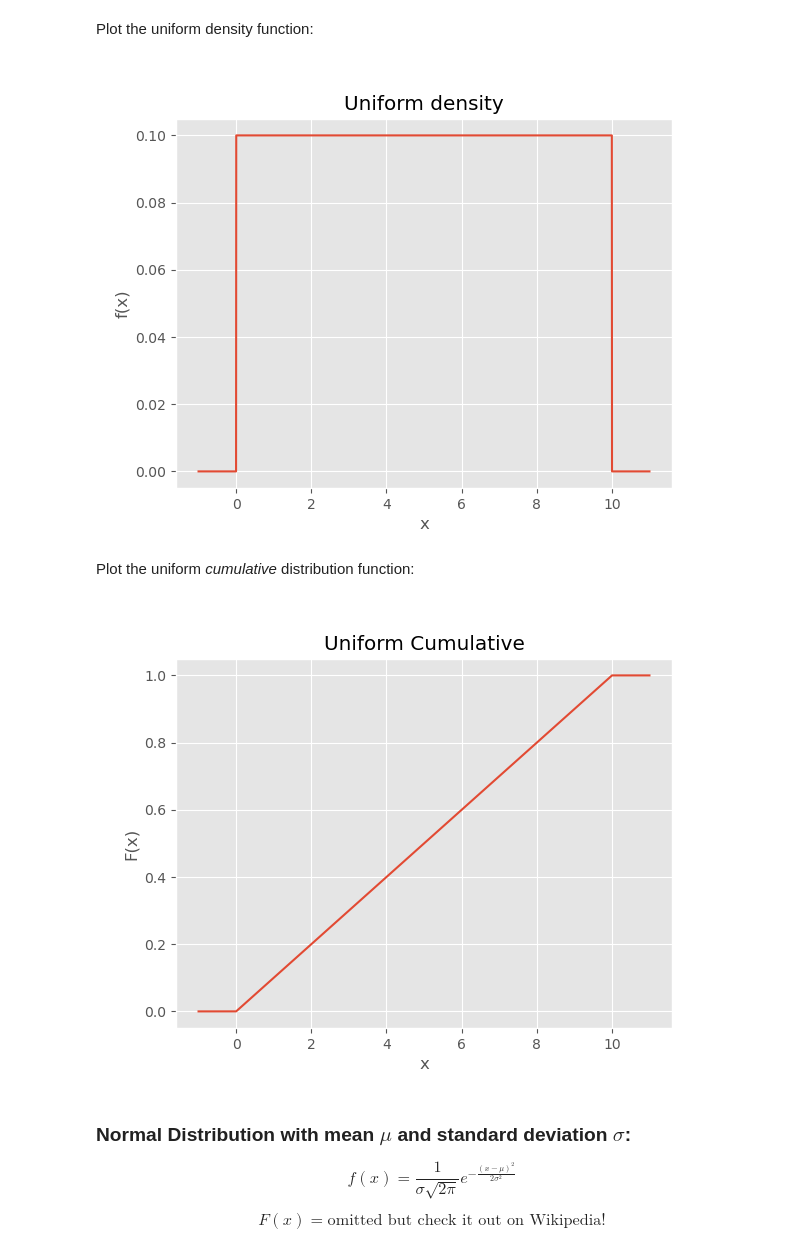
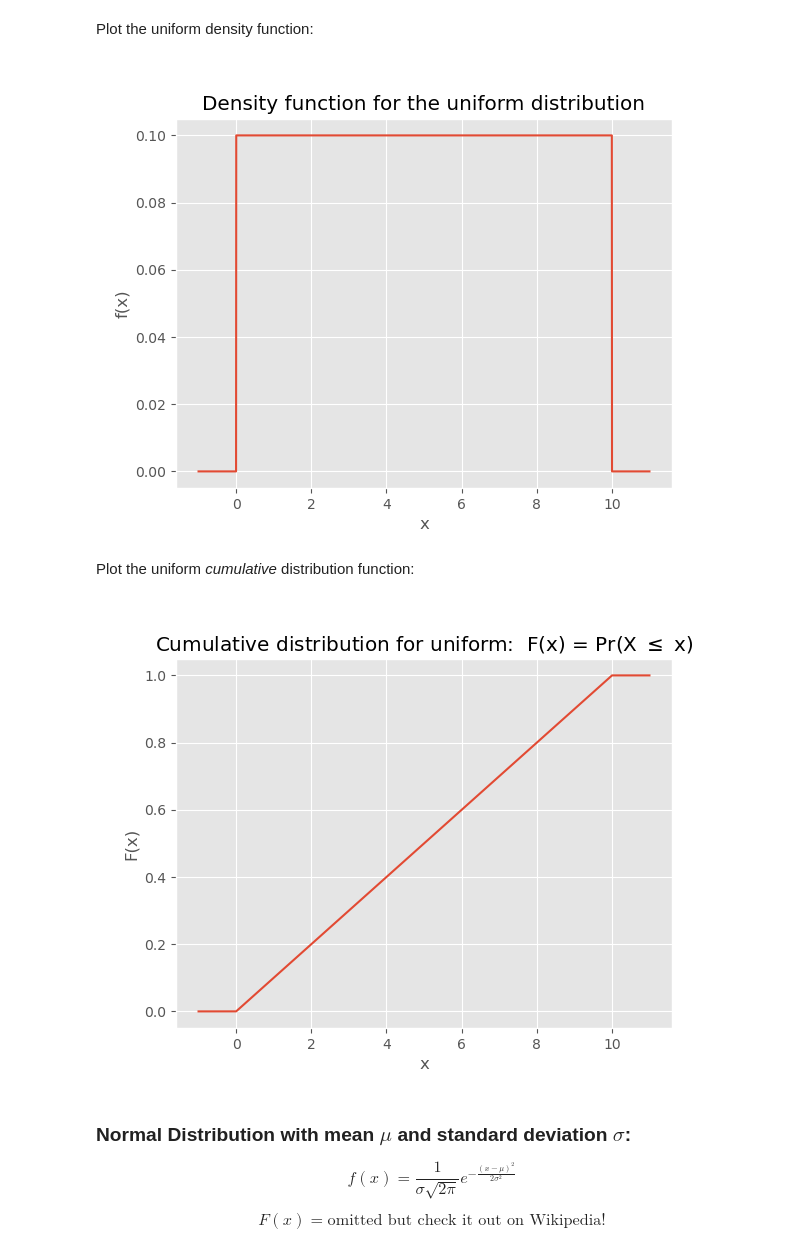
Before and after one commit to mettinger/python, a Jupyter notebook: interviewKickstart/interviewKickstart.ipynb, the cells around one changed output. Cells and saved outputs as stored; diff of their text form; code cells hidden in the pictures.

```diff
--- a/interviewKickstart/interviewKickstart.ipynb
+++ b/interviewKickstart/interviewKickstart.ipynb
@@ -184,24 +184,24 @@ uniformDensity = scipy.stats.uniform.pdf(x, loc=a, scale = b - a)
 
 plt.figure()
 plt.plot(x, uniformDensity)
-plt.title('Uniform density')
+plt.title('Density function for the uniform distribution')
 plt.xlabel('x')
 plt.ylabel('f(x)')
 plt.show()
 # %% [output]
-[figure, old version]
+[figure, new version]
 # %% [markdown]
 Plot the uniform _cumulative_ distribution function:
 # %%
 uniformCumulative = scipy.stats.uniform.cdf(x, loc=a, scale = b - a)
 plt.figure()
 plt.plot(x, uniformCumulative)
-plt.title('Uniform Cumulative')
+plt.title('Cumulative distribution for uniform:  F(x) = Pr(X $\leq$ x)')
 plt.xlabel('x')
 plt.ylabel('F(x)')
 plt.show()
 # %% [output]
-[figure, old version]
+[figure, new version]
 # %% [markdown]
 ### Normal Distribution with mean $\mu$ and standard deviation $\sigma$:
 
```
